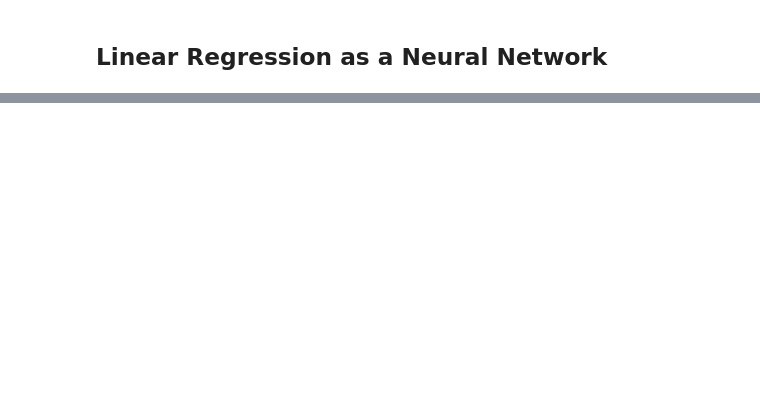
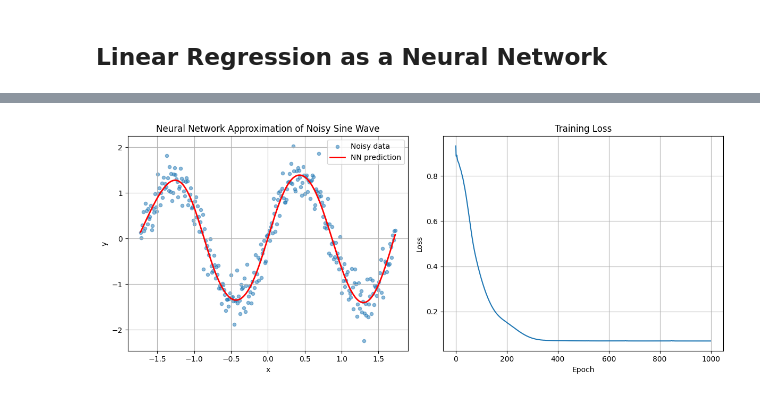
Before and after one commit to febse/ta2025, a Jupyter notebook: 03-01-Word-Embeddings-Overview.ipynb, the cells around one changed output, grey strips where cells are left out. Drawn from its saved outputs; the diff is of its cells as text; code cells hidden in the pictures; blank space fills up the shorter version.

```diff
--- a/03-01-Word-Embeddings-Overview.ipynb
+++ b/03-01-Word-Embeddings-Overview.ipynb
@@ -207,0 +453,70 @@ $$
+# %%
+# Neural network regression using PyTorch
+np.random.seed(42)
+torch.manual_seed(42)
+
+x_train = torch.from_numpy(x_sine_scaled.reshape(-1, 1)).float()
+y_train = torch.from_numpy(y_sine_scaled.reshape(-1, 1)).float()
+
+# Define the neural network
+class SineNN(nn.Module):
+    def __init__(self, hidden_size=12):
+        super(SineNN, self).__init__()
+        self.fc1 = nn.Linear(1, hidden_size)
+        self.activation = nn.Tanh()
+        self.fc2 = nn.Linear(hidden_size, 1)
+
+    def forward(self, x):
+        x = self.fc1(x)
+        x = self.activation(x)
+        x = self.fc2(x)
+        return x
+
+# Initialize model, loss, and optimizer
+model = SineNN(hidden_size=32)
+criterion = nn.MSELoss()
+optimizer = torch.optim.Adam(model.parameters(), lr=0.01)
+
+# Training loop
+epochs = 1000
+losses = []
+
+for epoch in range(epochs):
+    # Forward pass
+    y_pred = model(x_train)
+    loss = criterion(y_pred, y_train)
+    losses.append(loss.item())
+
+    # Backward pass
+    optimizer.zero_grad()
+    loss.backward()
+    optimizer.step()
+
+# Get predictions
+with torch.no_grad():
+    y_pred_final = model(x_train)
+
+# Plot results
+plt.figure(figsize=(12, 5))
+
+plt.subplot(1, 2, 1)
+plt.scatter(x_train, y_train, alpha=0.5, s=20, label='Noisy data')
+# plt.plot(x_train, np.sin(x_train), 'g-', label='True sine wave', linewidth=2)
+plt.plot(x_train, y_pred_final.numpy(), 'r-', label='NN prediction', linewidth=2)
+plt.xlabel('x')
+plt.ylabel('y')
+plt.title('Neural Network Approximation of Noisy Sine Wave')
+plt.legend()
+plt.grid(True)
+
+plt.subplot(1, 2, 2)
+plt.plot(losses)
+plt.xlabel('Epoch')
+plt.ylabel('Loss')
+plt.title('Training Loss')
+plt.grid(True)
+
+plt.tight_layout()
+plt.show()
+# %% [output]
+[figure, added]
```
Also changed, not shown: parts of 13 cells of this notebook.
